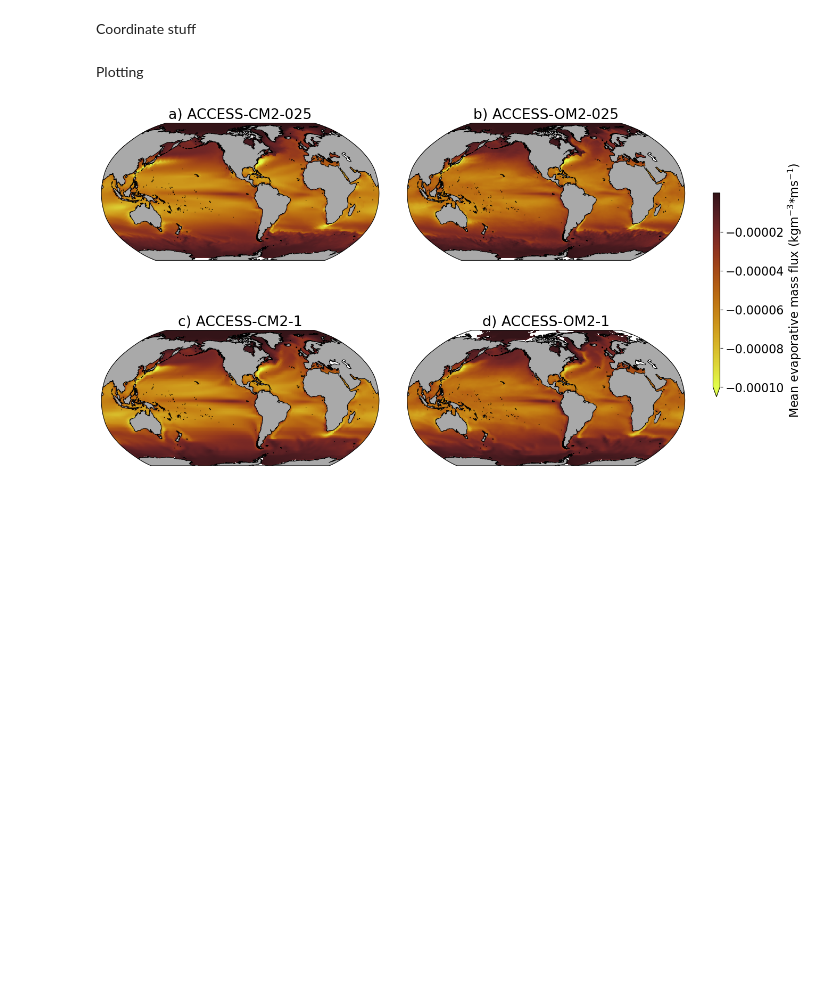
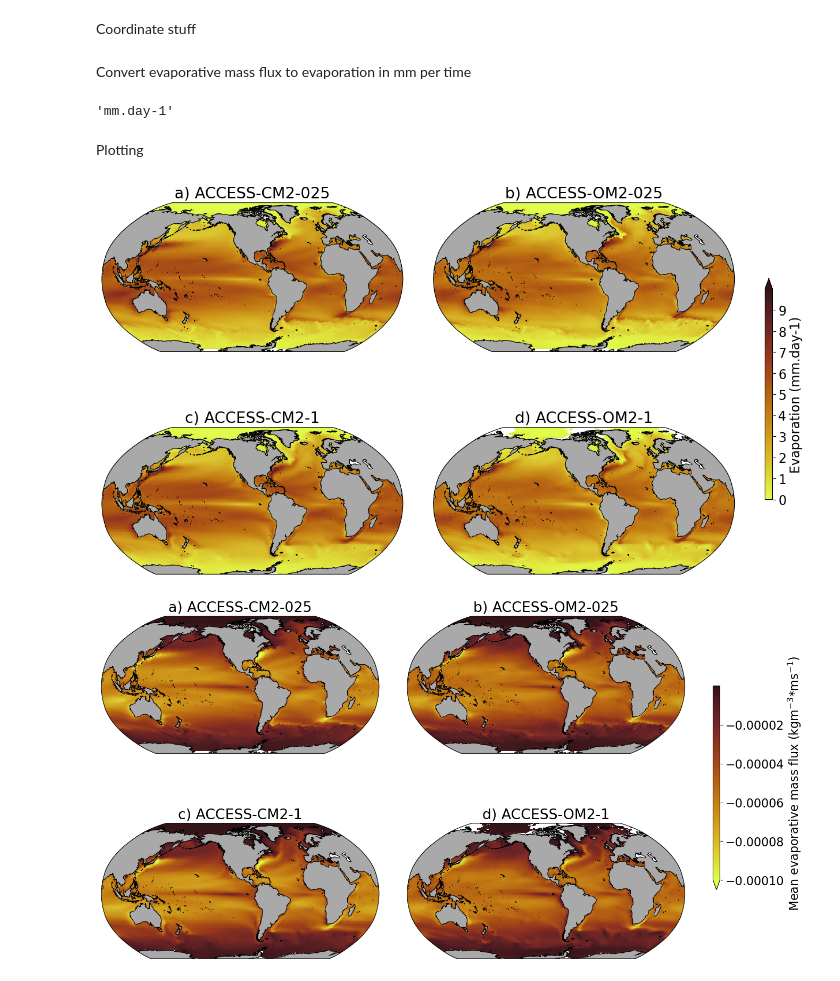
Before and after one commit to wghuneke/ACCESS-CM2-025_Analysis, a Jupyter notebook: notebooks/Plot_evaporation_maps.ipynb, the cells around one changed output. Drawn from its saved outputs; the diff is of its cells as text; code cells hidden in the pictures; blank space fills up the shorter version.

Commit message:
Added Chiara's unit conversion and fixed plotting

```diff
--- a/notebooks/Plot_evaporation_maps.ipynb
+++ b/notebooks/Plot_evaporation_maps.ipynb
@@ -65,12 +65,78 @@ evap_CM2_025_clim = evap_CM2_025_clim.assign_coords({'geolon_t': geolon_t, 'geol
 evap_OM2_025_clim = evap_OM2_025_clim.assign_coords({'geolon_t': geolon_t, 'geolat_t': geolat_t})
 evap_CM2_1_clim   = evap_CM2_1_clim.assign_coords({'geolon_t': geolon_t_1, 'geolat_t': geolat_t_1})
 evap_OM2_1_clim   = evap_OM2_1_clim.assign_coords({'geolon_t': geolon_t_1, 'geolat_t': geolat_t_1})
+# %% [markdown]
+Convert evaporative mass flux to evaporation in mm per time
+# %%
+convert_flux_dirn = -1
+
+evap_CM2_025_clim_mmd = evap_CM2_025_clim*(60*60*24)*convert_flux_dirn
+evap_CM2_025_clim_mmd.attrs["units"] = "mm.day-1"
+evap_OM2_025_clim_mmd = evap_OM2_025_clim*(60*60*24)*convert_flux_dirn
+evap_OM2_025_clim_mmd.attrs["units"] = "mm.day-1"
+evap_CM2_1_clim_mmd = evap_CM2_1_clim*(60*60*24)*convert_flux_dirn
+evap_CM2_1_clim_mmd.attrs["units"] = "mm.day-1"
+evap_OM2_1_clim_mmd = evap_OM2_1_clim*(60*60*24)*convert_flux_dirn
+evap_OM2_1_clim_mmd.attrs["units"] = "mm.day-1"
+evap_OM2_1_clim_mmd.units
+# %% [output]
+'mm.day-1'
+# %%
+evap_CM2_025_clim_mmd = evap_CM2_025_clim_mmd.assign_coords({'geolon_t': geolon_t, 'geolat_t': geolat_t})
+evap_OM2_025_clim_mmd = evap_OM2_025_clim_mmd.assign_coords({'geolon_t': geolon_t, 'geolat_t': geolat_t})
+evap_CM2_1_clim_mmd   = evap_CM2_1_clim_mmd.assign_coords({'geolon_t': geolon_t_1, 'geolat_t': geolat_t_1})
+evap_OM2_1_clim_mmd   = evap_OM2_1_clim_mmd.assign_coords({'geolon_t': geolon_t_1, 'geolat_t': geolat_t_1})
 # %% [markdown]
 Plotting
 # %%
 # Use cartopy land for now (option to update to model land but will change with resolution)
 import cartopy.feature as cft
 land_50m = cft.NaturalEarthFeature('physical', 'land', '50m', edgecolor='black', facecolor='darkgrey', linewidth=0.5)
+# %%
+fig = plt.figure(figsize=(15,10))
+gs  = gridspec.GridSpec(8, 3, width_ratios=[1, 1, 0.025], hspace=0.05, wspace=0.15)
+
+ax = fig.add_subplot(gs[0:4,0], projection=ccrs.Robinson(central_longitude=-100))
+sc = evap_CM2_025_clim_mmd.mean('month').plot(x='geolon_t', y='geolat_t', transform=ccrs.PlateCarree(), vmin=0, vmax=10, cmap=cm.cm.solar_r, add_colorbar=False)
+# sc = evap_CM2_025_clim.mean('month').plot(x='geolon_t', y='geolat_t', transform=ccrs.PlateCarree(), vmin=-1e-4, vmax=0, cmap=cm.cm.solar_r, add_colorbar=False)
+#mld_CM2_025_max.mean('time').plot.contour(x='geolon_t', y='geolat_t', transform=ccrs.PlateCarree(), levels=[3000], colour='y')
+ax.coastlines(resolution='50m')
+ax.add_feature(land_50m)
+plt.title('a) ACCESS-CM2-025')
+
+ax = fig.add_subplot(gs[0:4,1], projection=ccrs.Robinson(central_longitude=-100))
+evap_OM2_025_clim_mmd.mean('month').plot(x='geolon_t', y='geolat_t', transform=ccrs.PlateCarree(), vmin=0, vmax=10, cmap=cm.cm.solar_r, add_colorbar=False)
+# evap_OM2_025_clim.mean('month').plot(x='geolon_t', y='geolat_t', transform=ccrs.PlateCarree(), vmin=-1e-4, vmax=0, cmap=cm.cm.solar_r, add_colorbar=False)
+ax.coastlines(resolution='50m')
+ax.add_feature(land_50m)
+plt.title('b) ACCESS-OM2-025')
+
+ax = fig.add_subplot(gs[4:,0], projection=ccrs.Robinson(central_longitude=-100))
+evap_CM2_1_clim_mmd.mean('month').plot(x='geolon_t', y='geolat_t', transform=ccrs.PlateCarree(), vmin=0, vmax=10, cmap=cm.cm.solar_r, add_colorbar=False)
+# evap_CM2_1_clim.mean('month').plot(x='geolon_t', y='geolat_t', transform=ccrs.PlateCarree(), vmin=-1e-4, vmax=0, cmap=cm.cm.solar_r, add_colorbar=False)
+ax.coastlines(resolution='50m')
+ax.add_feature(land_50m)
+plt.title('c) ACCESS-CM2-1')
+
+ax = fig.add_subplot(gs[4:,1], projection=ccrs.Robinson(central_longitude=-100))
+evap_OM2_1_clim_mmd.mean('month').plot(x='xt_ocean', y='yt_ocean', transform=ccrs.PlateCarree(), vmin=0, vmax=10, cmap=cm.cm.solar_r, add_colorbar=False)
+# evap_OM2_1_clim.mean('month').plot(x='xt_ocean', y='yt_ocean', transform=ccrs.PlateCarree(), vmin=-1e-4, vmax=0, cmap=cm.cm.solar_r, add_colorbar=False)
+ax.coastlines(resolution='50m')
+ax.add_feature(land_50m)
+plt.title('d) ACCESS-OM2-1')
+
+cbar_ax = fig.add_subplot(gs[2:6, 2])
+units_label = evap_OM2_1_clim_mmd.units
+# cbar = plt.colorbar(sc, cax=cbar_ax, ticks=np.arange(-1e-4, 0, 2e-5), label='Mean evaporative mass flux (kgm$^{-3}$*ms$^{-1}$)', extend='min')
+cbar = plt.colorbar(sc, cax=cbar_ax, label='Evaporation ('+units_label+')', extend='max', ticks=np.arange(0,10))
+
+# Finished
+save_flag = 1
+if save_flag == 1:
+    fig_name = 'Fig_evap_maps.png'
+    plt.savefig(fig_path + fig_name, dpi=300);
+# %% [output]
+[figure, added]
 # %%
 fig = plt.figure(figsize=(15,10))
 gs  = gridspec.GridSpec(8, 3, width_ratios=[1, 1, 0.025], hspace=0.05, wspace=0.15)
```
Also changed, not shown: parts of 1 cell of this notebook.
